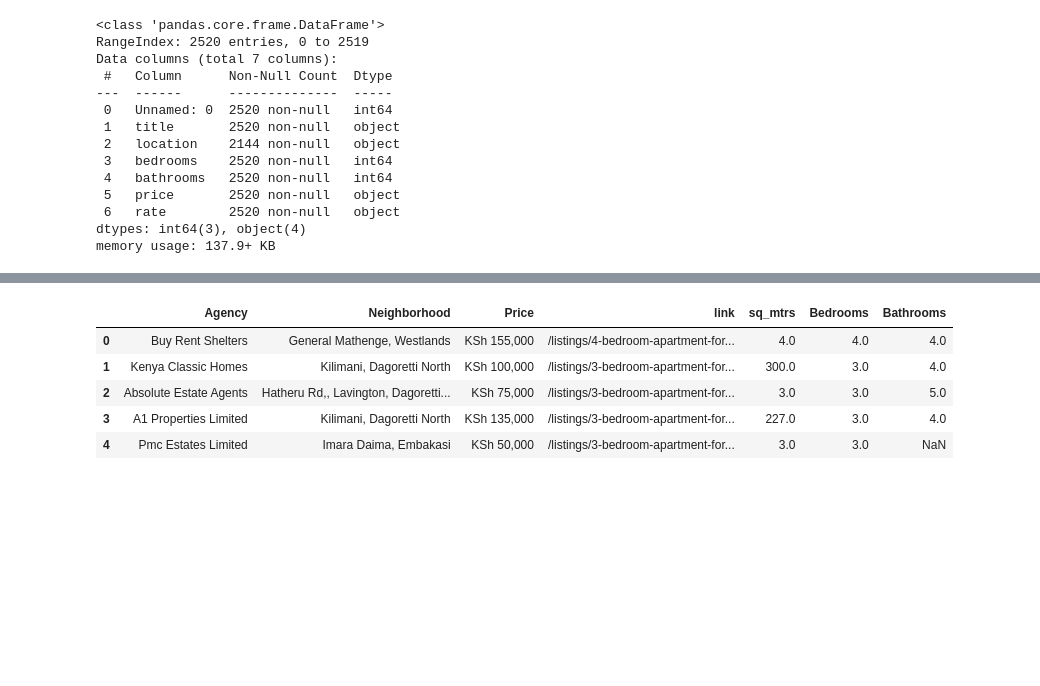
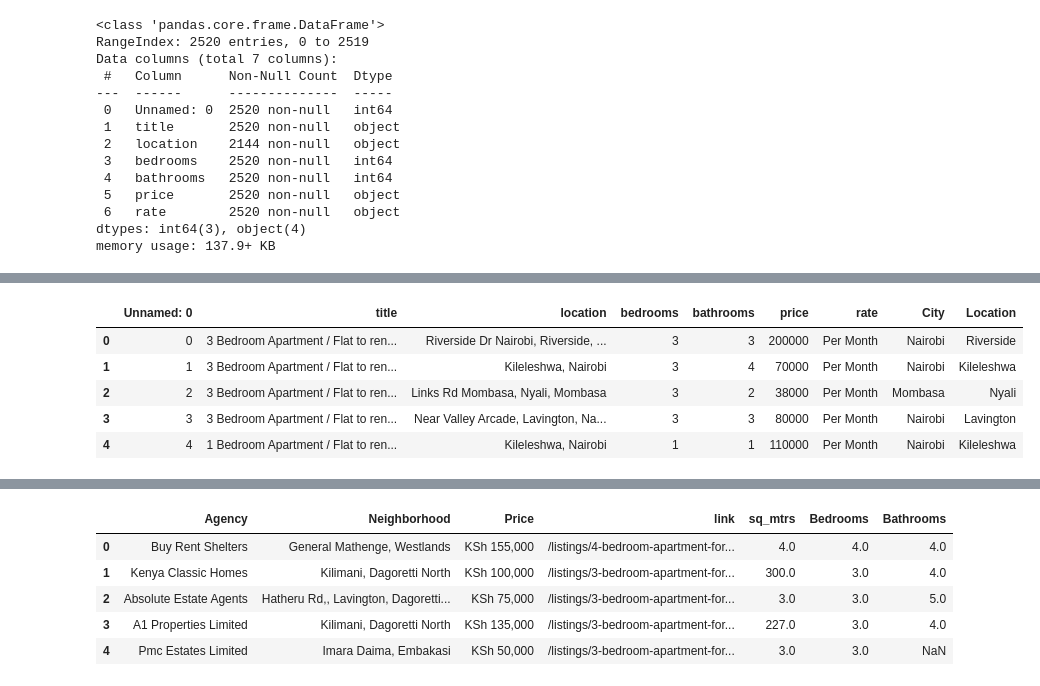
Before and after one commit to Mburu-Elvis/NairobiRentPrices, a Jupyter notebook: data_cons.ipynb, the cells around one changed output, grey strips where cells are left out. Drawn from its saved outputs; the diff is of its cells as text; code cells hidden in the pictures; blank space fills up the shorter version.

```diff
--- a/data_cons.ipynb
+++ b/data_cons.ipynb
@@ -144,3 +144,9 @@ Data columns (total 7 columns):
  6   rate        2520 non-null   object
 dtypes: int64(3), object(4)
 memory usage: 137.9+ KB
+# %%
+apart['price'] = apart['price'].str.replace(' ', '')
+# %%
+apart['price'] = pd.to_numeric(apart['price'], errors='coerce')
+apart['price'] = apart['price'].astype('Int64')
+apart.info()
@@ -146,0 +189,28 @@ memory usage: 137.9+ KB
+# %%
+Location = []
+City = []
+
+
+
+location = apart['location']
+location
+
+for loc in location:
+    try:
+        house_loc = loc.split(',')
+        City.append(house_loc[-1])
+        Location.append(house_loc[-2])
+    except:
+        City.append(None)
+        Location.append(None)
+# %%
+apart['City'] = City
+apart['Location'] = Location
+apart.head()
+# %% [output]
+|  | Unnamed: 0 | title | location | bedrooms | bathrooms | price | rate | City | Location |
+| 0 | 0 | 3 Bedroom Apartment / Flat to ren... | Riverside Dr Nairobi, Riverside, ... | 3 | 3 | 200000 | Per Month | Nairobi | Riverside |
+| 1 | 1 | 3 Bedroom Apartment / Flat to ren... | Kileleshwa, Nairobi | 3 | 4 | 70000 | Per Month | Nairobi | Kileleshwa |
+| 2 | 2 | 3 Bedroom Apartment / Flat to ren... | Links Rd Mombasa, Nyali, Mombasa | 3 | 2 | 38000 | Per Month | Mombasa | Nyali |
+| 3 | 3 | 3 Bedroom Apartment / Flat to ren... | Near Valley Arcade, Lavington, Na... | 3 | 3 | 80000 | Per Month | Nairobi | Lavington |
+| 4 | 4 | 1 Bedroom Apartment / Flat to ren... | Kileleshwa, Nairobi | 1 | 1 | 110000 | Per Month | Nairobi | Kileleshwa |
```
Also changed, not shown: parts of 15 cells of this notebook, 3 other files.
